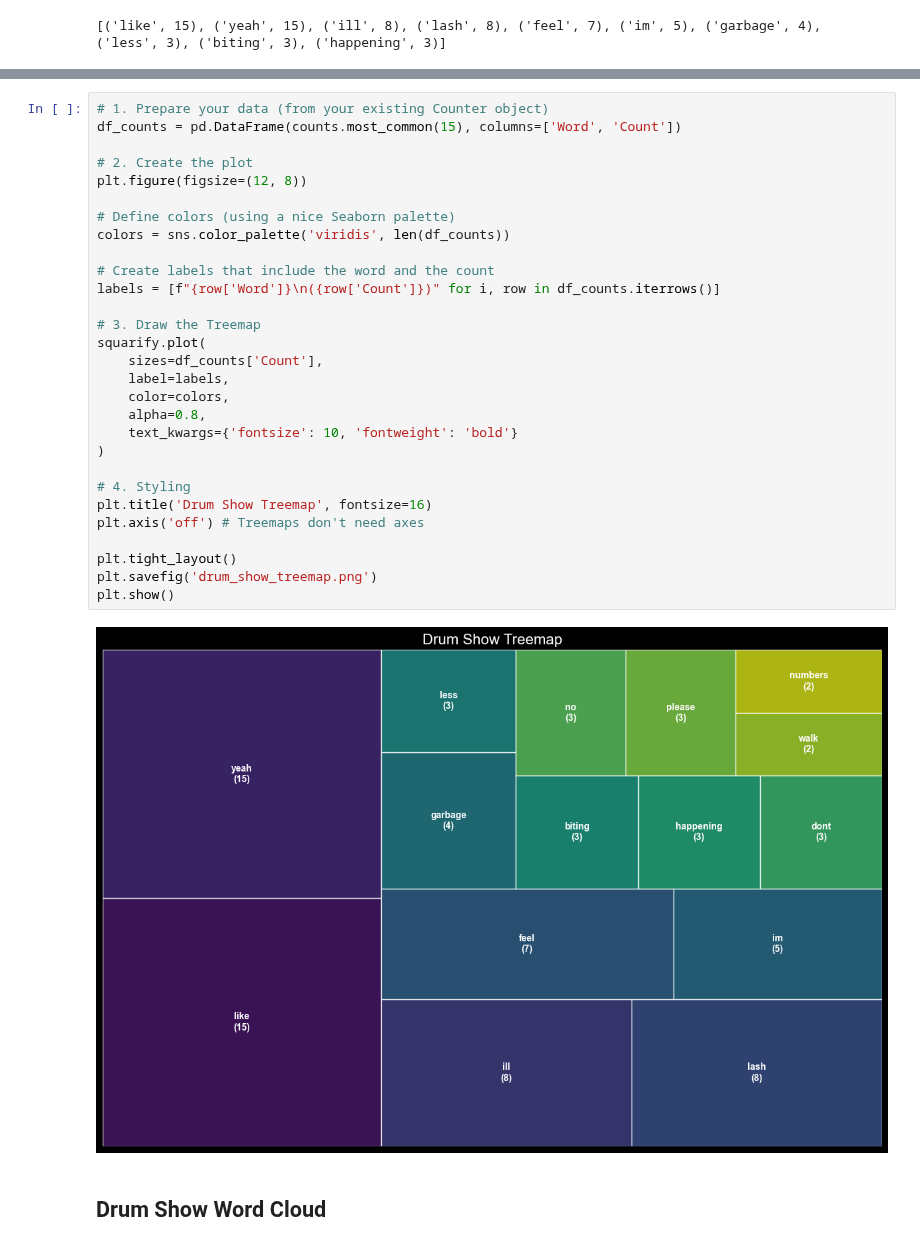
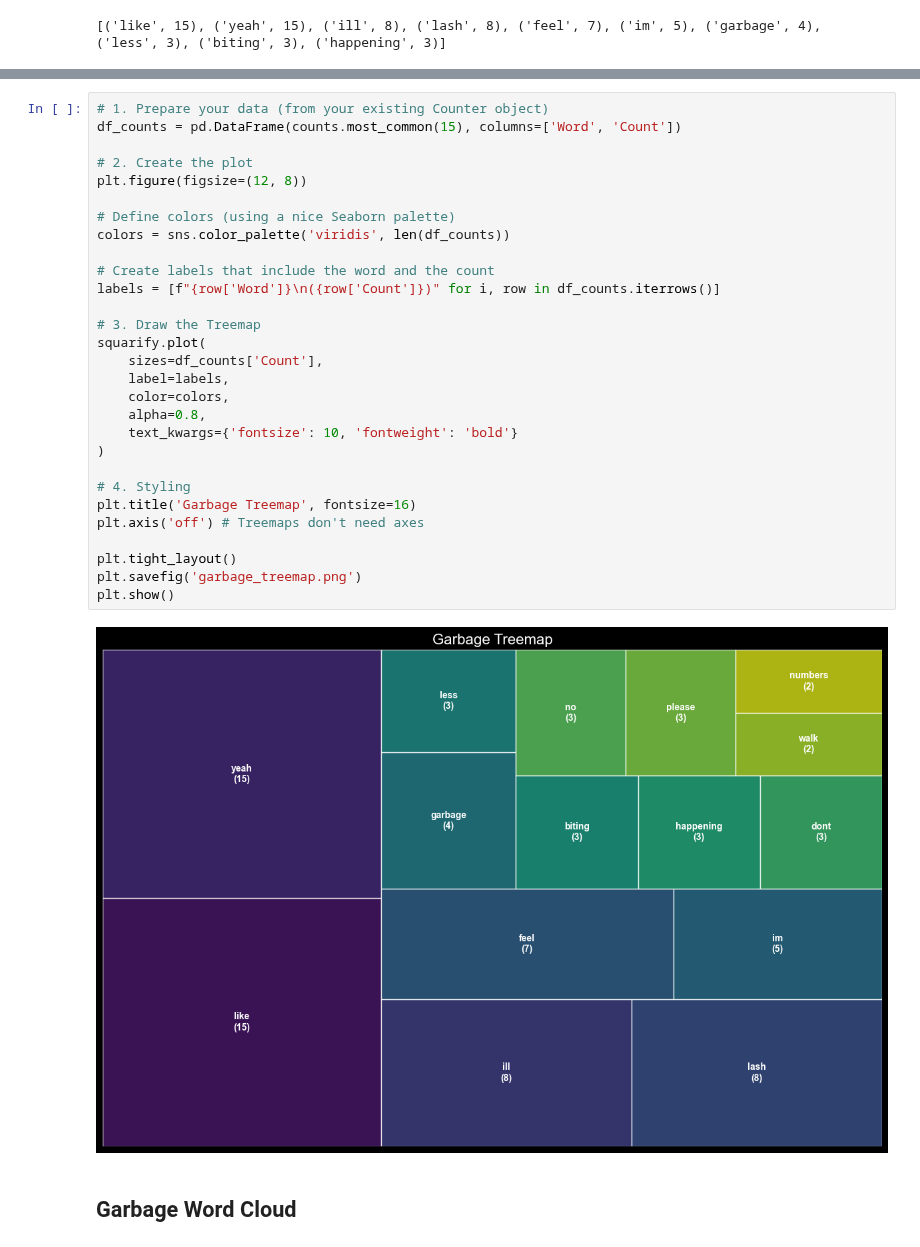
Before and after one commit to MeredithClikkie/torchbearerlab.github.io, a Jupyter notebook: garbage.ipynb, the cells around one changed output, grey strips where cells are left out. Saved outputs shown, nothing was run; the diff lists cells and outputs as text.

```diff
--- a/garbage.ipynb
+++ b/garbage.ipynb
@@ -207,36 +207,36 @@ plt.show()
 # %%
 # 1. Prepare your data (from your existing Counter object)
 df_counts = pd.DataFrame(counts.most_common(15), columns=['Word', 'Count'])
 
 # 2. Create the plot
 plt.figure(figsize=(12, 8))
 
 # Define colors (using a nice Seaborn palette)
 colors = sns.color_palette('viridis', len(df_counts))
 
 # Create labels that include the word and the count
 labels = [f"{row['Word']}\n({row['Count']})" for i, row in df_counts.iterrows()]
 
 # 3. Draw the Treemap
 squarify.plot(
     sizes=df_counts['Count'],
     label=labels,
     color=colors,
     alpha=0.8,
     text_kwargs={'fontsize': 10, 'fontweight': 'bold'}
 )
 
 # 4. Styling
-plt.title('Drum Show Treemap', fontsize=16)
+plt.title('Garbage Treemap', fontsize=16)
 plt.axis('off') # Treemaps don't need axes
 
 plt.tight_layout()
-plt.savefig('drum_show_treemap.png')
+plt.savefig('garbage_treemap.png')
 plt.show()
 # %% [output]
-[figure, old version]
+[figure, new version]
 # %% [markdown]
-## Drum Show Word Cloud
+## Garbage Word Cloud
 # %%
 # Join all words into one string weighted by their count
 word_freq = dict(counts.most_common(15))
```
Also changed, not shown: parts of 12 cells of this notebook, 5 other files.
